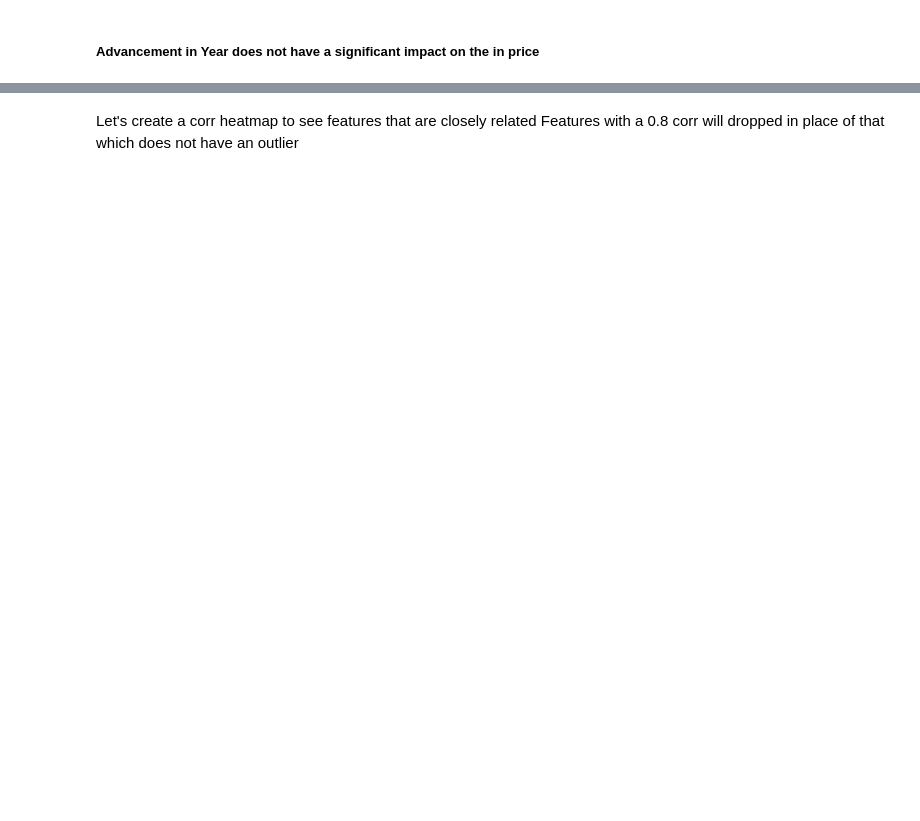
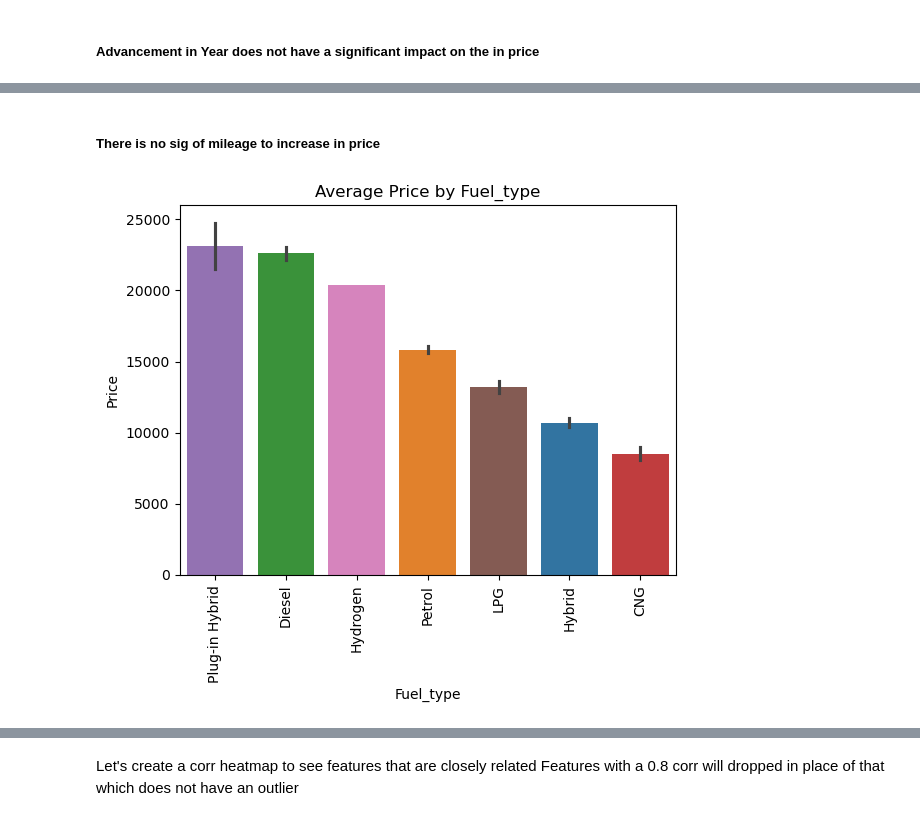
Before and after one commit to Aifedayo/data-science-maths, a Jupyter notebook: Projects/flask_server_car_price_pred_v2/model/car_price_prediction_model_v2.ipynb, the cells around one changed output, grey strips where cells are left out. Cells and saved outputs as stored; diff of their text form; code cells hidden in the pictures; blank space fills up the shorter version.

```diff
--- a/Projects/flask_server_car_price_pred_v2/model/car_price_prediction_model_v2.ipynb
+++ b/Projects/flask_server_car_price_pred_v2/model/car_price_prediction_model_v2.ipynb
@@ -366,0 +366,12 @@ plt.show();
+# %% [markdown]
+##### There is no sig of mileage to increase in price
+# %%
+grouped_df = df.groupby('Fuel_type')['Price'].mean()
+sorted_order = grouped_df.sort_values(ascending=False).index
+
+sns.barplot(x='Fuel_type', y='Price', data=df, estimator=np.mean, hue='Fuel_type', order=sorted_order)
+plt.title('Average Price by Fuel_type')
+plt.xticks(rotation=90);
+plt.show();
+# %% [output]
+[figure, added]
```
Also changed, not shown: parts of 15 cells of this notebook.
